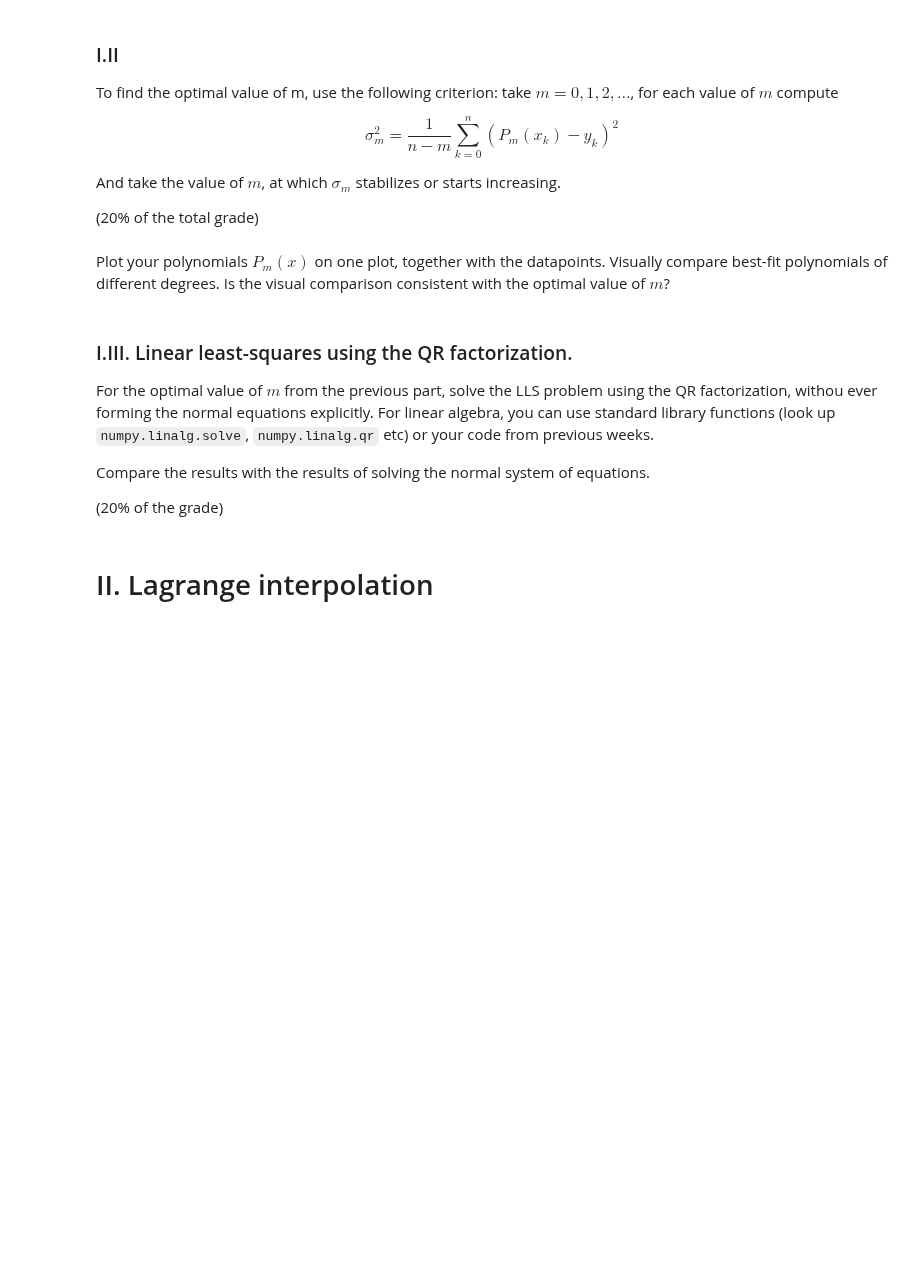
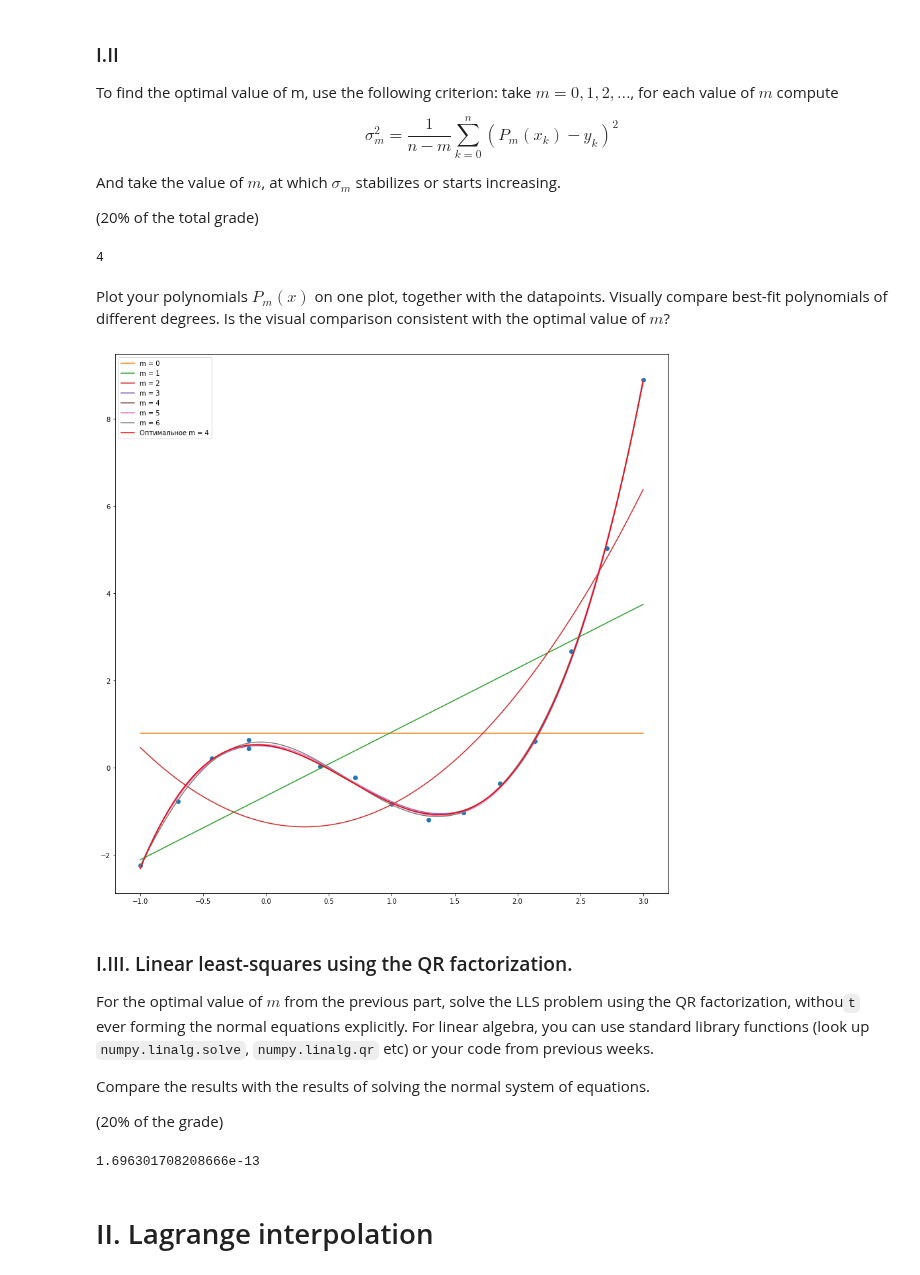
Before and after one commit to ev-br/CP2020, a Jupyter notebook: week_5_intep_approx.ipynb, the cells around one changed output. Saved outputs shown, nothing was run; the diff lists cells and outputs as text; code cells hidden in the pictures; blank space fills up the shorter version.

```diff
--- a/week_5_intep_approx.ipynb
+++ b/week_5_intep_approx.ipynb
@@ -68,2 +67,24 @@ And take the value of $m$, at which $\sigma_m$ stabilizes or starts increasing.
+# %%
+def sigma(p, y, m):
+    n = y.shape[0]
+    return np.sqrt(1 / (n - m) * np.sum((p - y) ** 2))
+# %%
+def find_best_m(x, y, eps=1e-6):
+    m = -1
+    sigma_new = np.inf
+    for i in range(y.shape[0]):
+        sigma_old = sigma_new
+        m += 1
+        coeff = least_sqares(x, y, m)
+        sigma_new = sigma(create_polinom(x, coeff), y, m)
+        if (sigma_new - sigma_old > - eps):
+            return m - 1
+    return m
+# %%
+best_m = find_best_m(x, y, eps=0)
+best_coeff = least_sqares(x, y, best_m)
+best_m
+# %% [output]
+4
 # %% [markdown]
 Plot your polynomials $P_m(x)$ on one plot, together with the datapoints. Visually compare best-fit polynomials of different degrees. Is the visual comparison consistent with the optimal value of $m$?
@@ -72,7 +91,23 @@ Plot your polynomials $P_m(x)$ on one plot, together with the datapoints. Visual
+# %%
+plt.figure(figsize=(15, 15))
+plt.plot(x, y, 'o')
+if y.shape[0] > (best_m + 2):
+    max_m = best_m + 3
+else:
+    max_m = y.shape[0]
+for i in range(max_m):
+    coeff = least_sqares(x, y, i)
+    plt.plot(x_full, create_polinom(x_full, coeff), '-', label='m = {}'.format(i))
+plt.plot(x_full, create_polinom(x_full, best_coeff), '-', label='Оптимальное m = {}'.format(best_m), color='red')
+plt.legend()
+plt.show()
+# %% [output]
+[figure, added]
 # %% [markdown]
+
 ### I.III. Linear least-squares using the QR factorization.
 
-For the optimal value of $m$ from the previous part, solve the LLS problem using the QR factorization, withou ever forming the normal equations explicitly. For linear algebra, you can use standard library functions (look up `numpy.linalg.solve`, `numpy.linalg.qr` etc) or your code from previous weeks.
+For the optimal value of $m$ from the previous part, solve the LLS problem using the QR factorization, withou`t` ever forming the normal equations explicitly. For linear algebra, you can use standard library functions (look up `numpy.linalg.solve`, `numpy.linalg.qr` etc) or your code from previous weeks.
 
 Compare the results with the results of solving the normal system of equations.
 
@@ -82,3 +124,7 @@ Compare the results with the results of solving the normal system of equations.
+# %%
+np.linalg.norm(least_squares_enh(x, y, 4) - least_sqares(x, y, 4))
+# %% [output]
+1.696301708208666e-13
 # %% [markdown]
 # II. Lagrange interpolation
 # %% [markdown]
```
Also changed, not shown: parts of 5 cells of this notebook.
